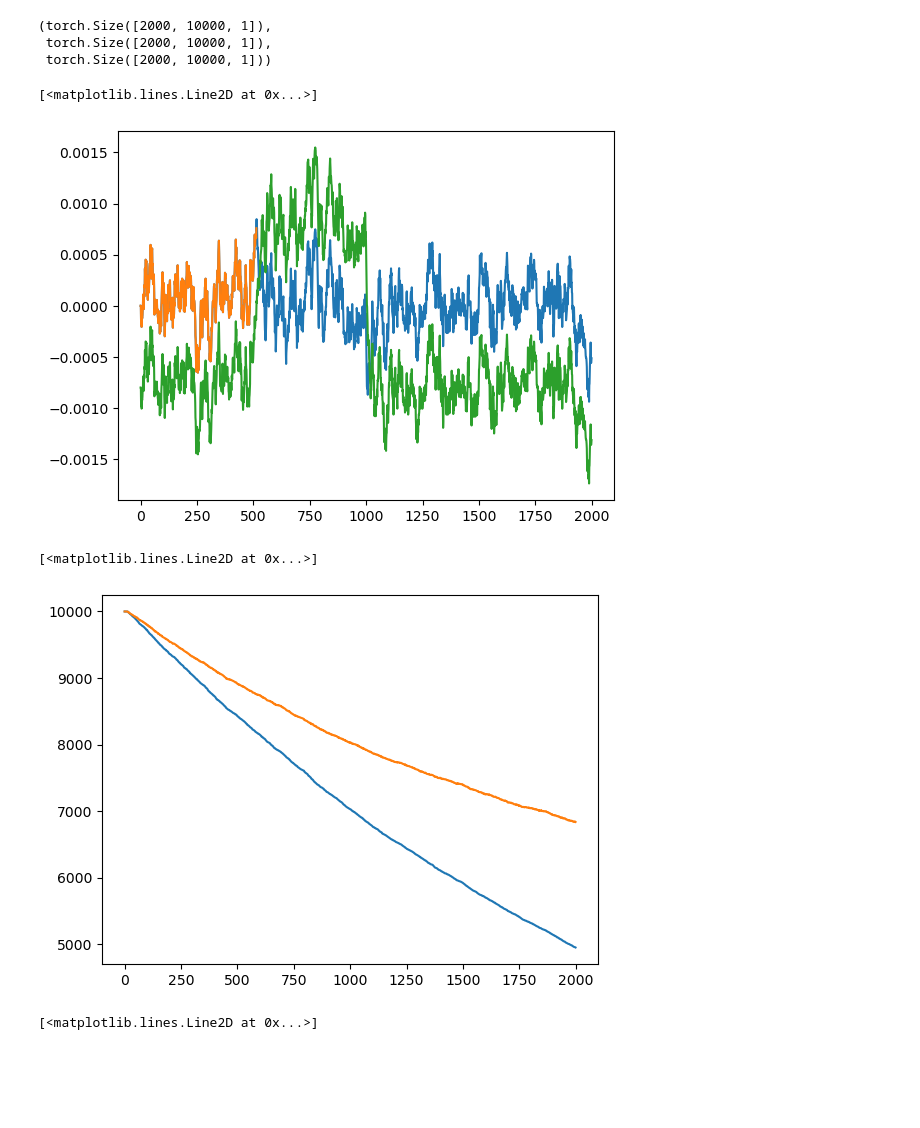
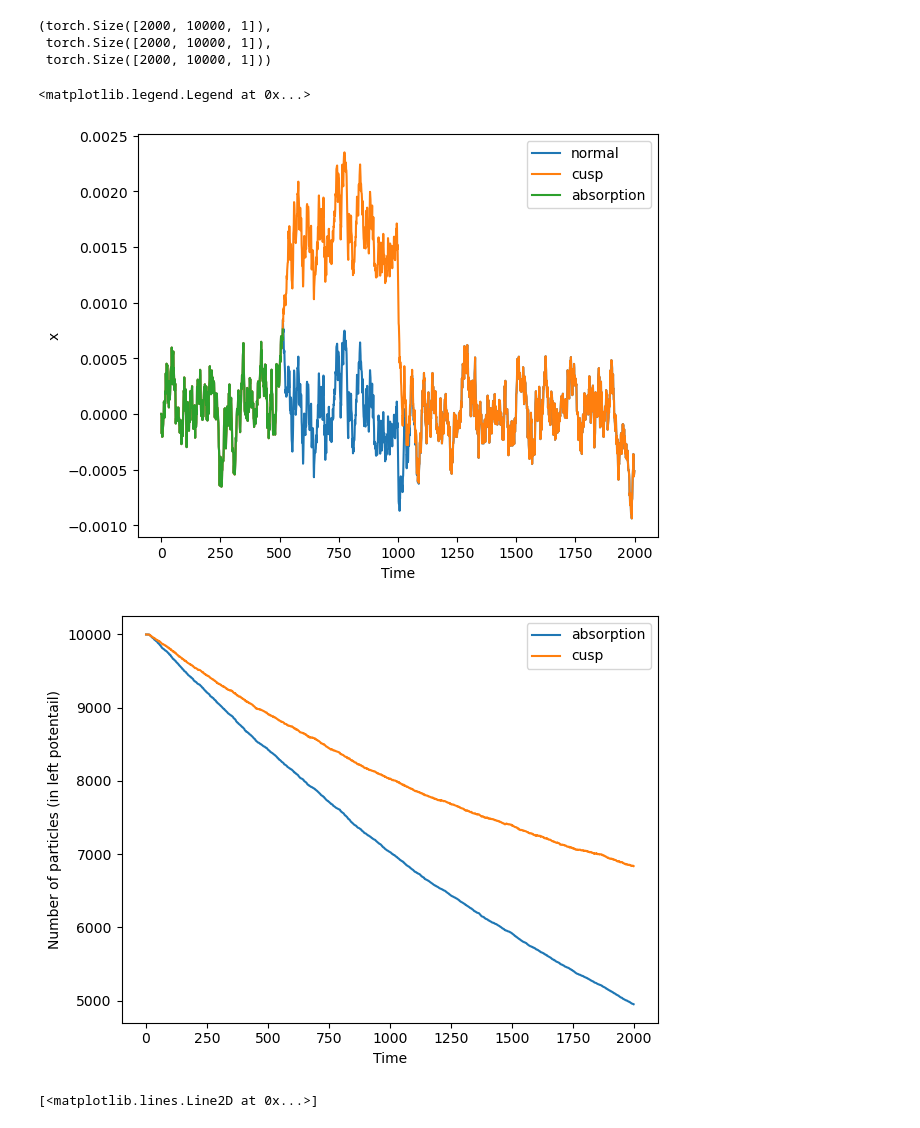
Before and after one commit to NilsToAn/overdampedDelayHarmonicOscillator, a Jupyter notebook: Compare_Rates.ipynb, the cells around one changed output. Drawn from its saved outputs; the diff is of its cells as text; code cells hidden in the pictures; blank space fills up the shorter version.

```diff
--- a/Compare_Rates.ipynb
+++ b/Compare_Rates.ipynb
@@ -76,17 +93,18 @@ for sm, sz,sa in zip(sime_res_bound_min.values(), sime_res_bound_zero.values(),
 border = 0.8e-3
 max_t = 8
 dt = 4e-3
+D = 1e-6
 
 num = 10000
 tau = 0
 k = 15
 
 torch.manual_seed(0)
-pos_normal = get_pos(num_particle=num, k = k, tau=tau, dt = dt, max_t=max_t)
+pos_normal = get_pos(num_particle=num, k = k, tau=tau, D=D,dt = dt, max_t=max_t,)
 torch.manual_seed(0)
-pos_abs = get_pos_with_border(border=border,num_particle=num, k = k, tau=tau, dt = dt, max_t=max_t)
+pos_abs = get_pos_with_border(border=border,num_particle=num, k = k, tau=tau, D=D,dt = dt, max_t=max_t)
 torch.manual_seed(0)
-pos_mirror = get_pos_mirror(x_m=border,num_particle=num, k = k, tau=tau, dt = dt, max_t=max_t)
+pos_mirror = get_pos_mirror(x_m=border,num_particle=num, k = k, tau=tau,D=D, dt = dt, max_t=max_t)
 # %%
 pos_normal.shape, pos_abs.shape, pos_mirror.shape
 # %% [output]
@@ -94,21 +112,28 @@ pos_normal.shape, pos_abs.shape, pos_mirror.shape
  torch.Size([2000, 10000, 1]),
  torch.Size([2000, 10000, 1]))
 # %%
-plt.plot(pos_normal[:,0])
-plt.plot(pos_abs[:,0])
-plt.plot(pos_mirror[:,0])
+plt.plot(pos_normal[:,0], label='normal')
+plt.plot(pos_mirror[:,0]+border, label='cusp')
+plt.plot(pos_abs[:,0], label='absorption')
+plt.xlabel('Time')
+plt.ylabel('x')
+plt.tight_layout()
+plt.legend()
 # %% [output]
-[<matplotlib.lines.Line2D at 0x...>]
+<matplotlib.legend.Legend at 0x...>
-[figure, old version]
+[figure, new version]
 # %%
 particles_abs = (~pos_abs.isnan()).sum(1)
 particles_mirror = (pos_mirror < 0).sum(1)
 # %%
-plt.plot(particles_abs)
-plt.plot(particles_mirror)
+plt.plot(particles_abs, label='absorption')
+plt.plot(particles_mirror, label='cusp')
+plt.xlabel('Time')
+plt.ylabel('Number of particles (in left potentail)')
+plt.legend()
+plt.tight_layout()
 # %% [output]
-[<matplotlib.lines.Line2D at 0x...>]
-[figure, old version]
+[figure, new version]
 # %%
 crossings_raw = ((pos_mirror[1:]*pos_mirror[:-1]).sign() + pos_mirror[:-1].sign() == -2).sum(axis=1)+0.
 diff_raw = particles_abs.diff(dim=0)*1.
```
Also changed, not shown: parts of 4 cells of this notebook, 25 other files.
